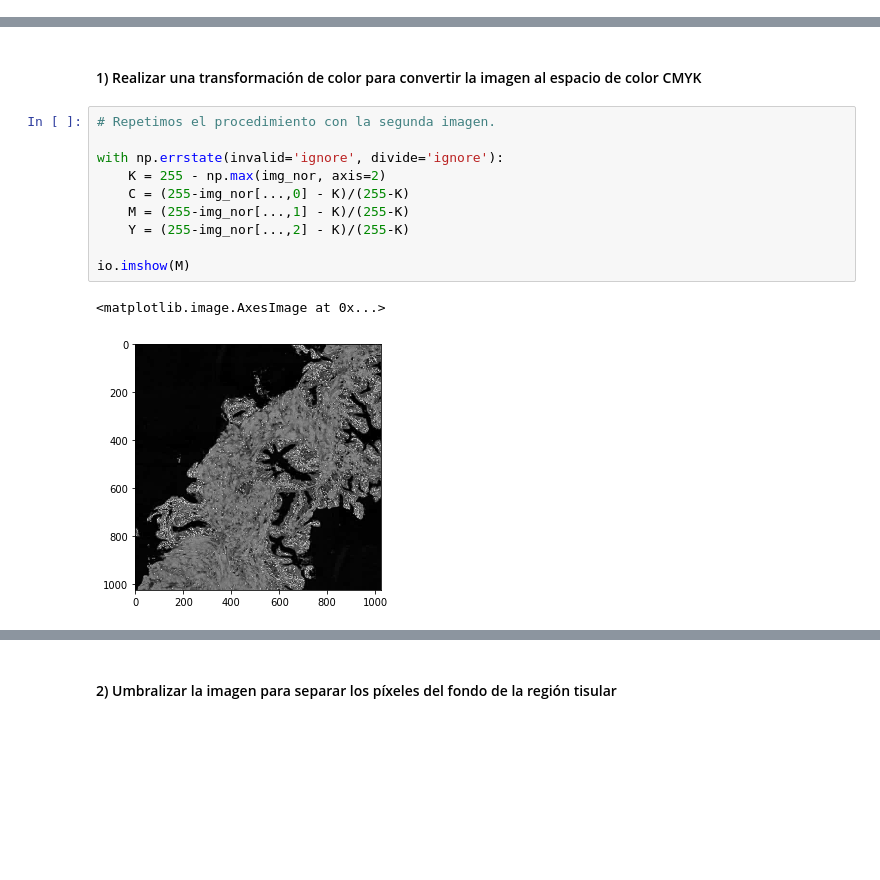
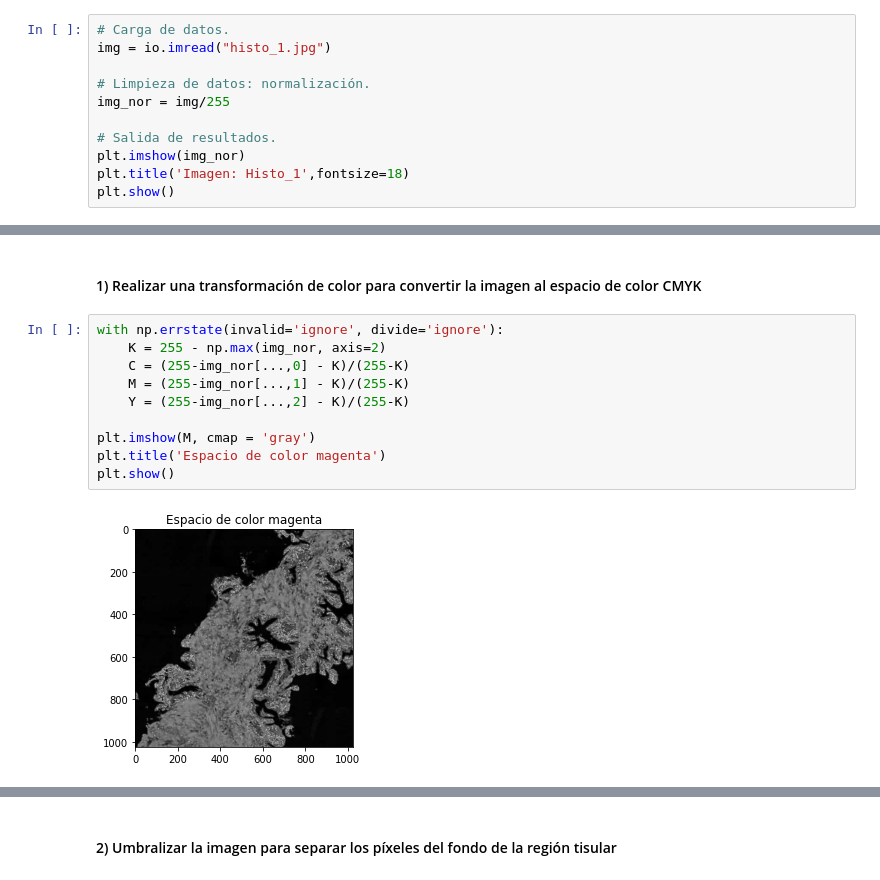
Before and after one commit to mariachurches/AprendizajeSupervisado, a Jupyter notebook: Enunciado_C1_P1/Actividad_C1_P1.ipynb, the cells around one changed output, grey strips where cells are left out. Drawn from its saved outputs; the diff is of its cells as text; blank space fills up the shorter version.

```diff
--- a/Enunciado_C1_P1/Actividad_C1_P1.ipynb
+++ b/Enunciado_C1_P1/Actividad_C1_P1.ipynb
@@ -25,0 +24,11 @@ io.imshow(img_nor)
+# %%
+# Carga de datos.
+img = io.imread("histo_1.jpg")
+
+# Limpieza de datos: normalización.
+img_nor = img/255
+
+# Salida de resultados.
+plt.imshow(img_nor)
+plt.title('Imagen: Histo_1',fontsize=18)
+plt.show()
@@ -26,15 +52,14 @@ io.imshow(img_nor)
 # %% [markdown]
 #### 1) Realizar una transformación de color para convertir la imagen al espacio de color CMYK
 # %%
-# Repetimos el procedimiento con la segunda imagen.
-
 with np.errstate(invalid='ignore', divide='ignore'):
     K = 255 - np.max(img_nor, axis=2)
     C = (255-img_nor[...,0] - K)/(255-K)
     M = (255-img_nor[...,1] - K)/(255-K)
     Y = (255-img_nor[...,2] - K)/(255-K)
 
-io.imshow(M)
+plt.imshow(M, cmap = 'gray')
+plt.title('Espacio de color magenta')
+plt.show()
 # %% [output]
-<matplotlib.image.AxesImage at 0x...>
-[figure, old version]
+[figure, new version]
```
Also changed, not shown: parts of 43 cells of this notebook.
